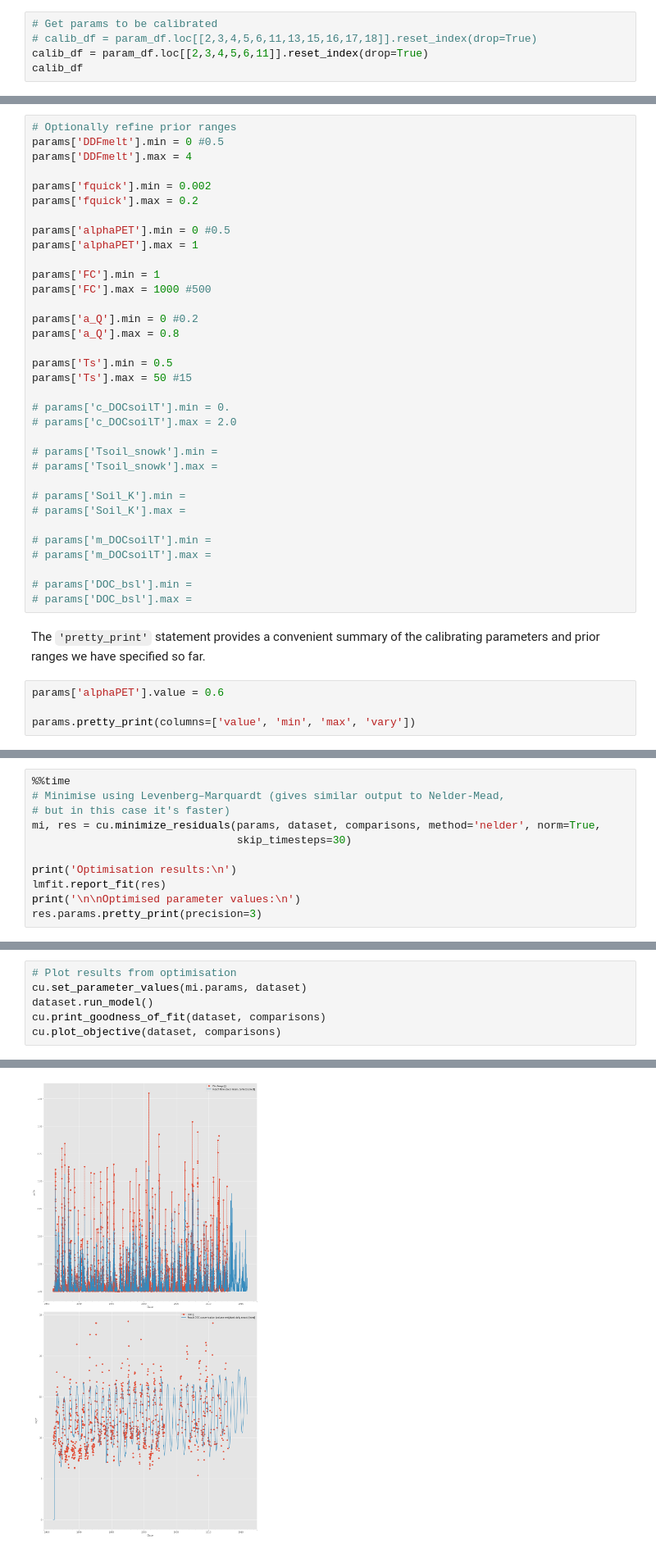
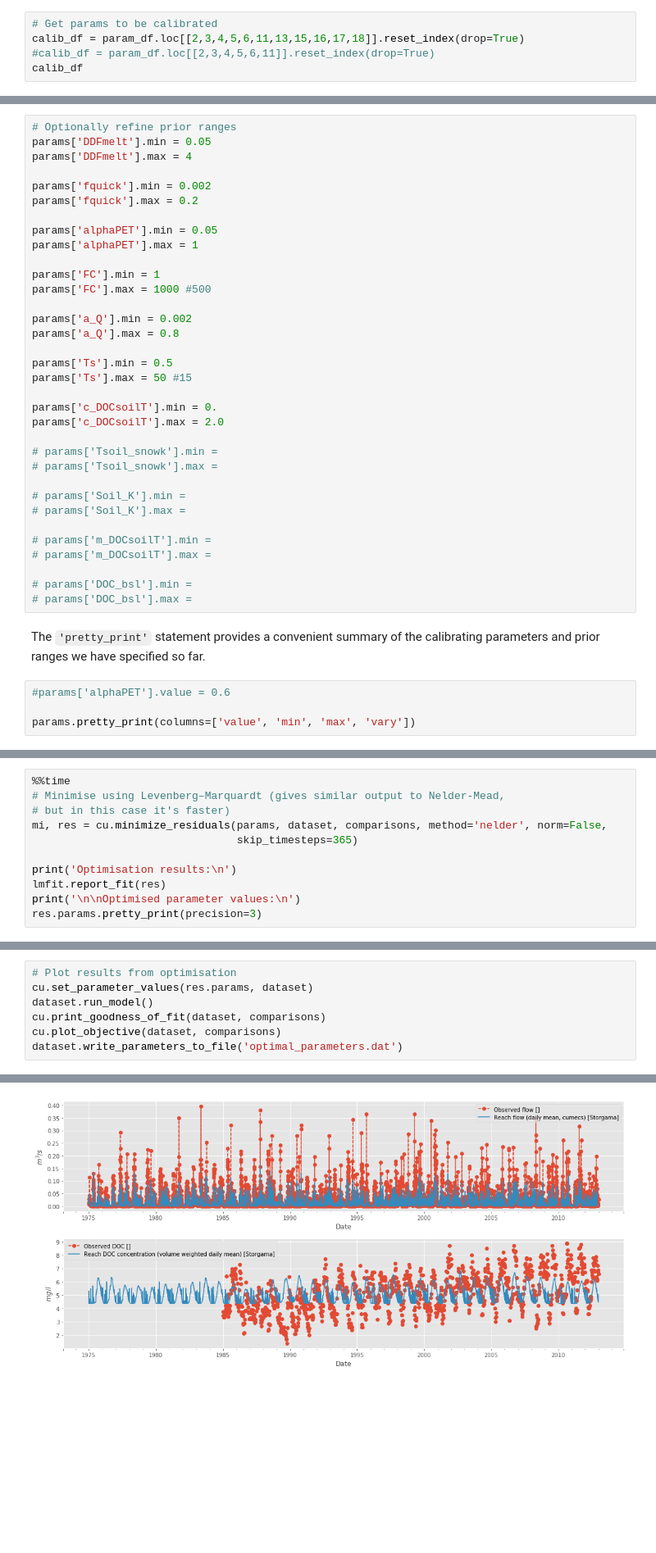
Before and after one commit to NIVANorge/Mobius, a Jupyter notebook: PythonWrapper/SimplyC/SimplyC_calibration.ipynb, the cells around one changed output, grey strips where cells are left out. Shown at 82% size. Cells and saved outputs as stored; diff of their text form; blank space fills up the shorter version.

```diff
--- a/PythonWrapper/SimplyC/SimplyC_calibration.ipynb
+++ b/PythonWrapper/SimplyC/SimplyC_calibration.ipynb
@@ -108,8 +105,8 @@ The code below selects **11 parameters** for further investigation.
 **Note:** Several Pandas methods can be used to subset `'param_df'`. The approach illustrated below is simple, but rather rough and error-prone.  Consider using e.g. [`'df.query'`](https://pandas.pydata.org/pandas-docs/stable/reference/api/pandas.DataFrame.query.html) instead to explicitly select parameters by name and index.
 # %%
 # Get params to be calibrated
-# calib_df = param_df.loc[[2,3,4,5,6,11,13,15,16,17,18]].reset_index(drop=True)
-calib_df = param_df.loc[[2,3,4,5,6,11]].reset_index(drop=True)
+calib_df = param_df.loc[[2,3,4,5,6,11,13,15,16,17,18]].reset_index(drop=True)
+#calib_df = param_df.loc[[2,3,4,5,6,11]].reset_index(drop=True)
 calib_df
 # %% [output]
 |  | name | unit | index | min_value | initial_value | max_value |
@@ -155,26 +157,26 @@ params = cu.parameter_df_to_lmfit(calib_df)
 It is easy to modify the prior ranges for each parameter, as illustrated in the code below. Initial values can also be changed using e.g. `'params['DDFmelt'].value = 2.5'`, or calibration can be disabled entirely for specific parameters using e.g. `'params['DDFmelt'].vary = False'`. Note that parameters must be referred to by their `'short_name'` attribute.
 # %%
 # Optionally refine prior ranges
-params['DDFmelt'].min = 0 #0.5
+params['DDFmelt'].min = 0.05
 params['DDFmelt'].max = 4
 
 params['fquick'].min = 0.002
 params['fquick'].max = 0.2
 
-params['alphaPET'].min = 0 #0.5
+params['alphaPET'].min = 0.05
 params['alphaPET'].max = 1
 
 params['FC'].min = 1
 params['FC'].max = 1000 #500
 
-params['a_Q'].min = 0 #0.2
+params['a_Q'].min = 0.002
 params['a_Q'].max = 0.8
 
 params['Ts'].min = 0.5
 params['Ts'].max = 50 #15
 
-# params['c_DOCsoilT'].min = 0.
-# params['c_DOCsoilT'].max = 2.0
+params['c_DOCsoilT'].min = 0.
+params['c_DOCsoilT'].max = 2.0
 
 # params['Tsoil_snowk'].min =
 # params['Tsoil_snowk'].max =
@@ -190,7 +192,7 @@ params['Ts'].max = 50 #15
 # %% [markdown]
 The `'pretty_print'` statement provides a convenient summary of the calibrating parameters and prior ranges we have specified so far.
 # %%
-params['alphaPET'].value = 0.6
+#params['alphaPET'].value = 0.6
 
 params.pretty_print(columns=['value', 'min', 'max', 'vary'])
 # %% [output]
@@ -215,8 +222,8 @@ All of these optimisers aim to minimise the sum of squared residuals. From a "fo
 %%time
 # Minimise using Levenberg–Marquardt (gives similar output to Nelder-Mead,
 # but in this case it's faster)
-mi, res = cu.minimize_residuals(params, dataset, comparisons, method='nelder', norm=True,
-                                skip_timesteps=30)
+mi, res = cu.minimize_residuals(params, dataset, comparisons, method='nelder', norm=False,
+                                skip_timesteps=365)
 
 print('Optimisation results:\n')
 lmfit.report_fit(res)
@@ -250,8 +257,9 @@ Output includes estimated parameter correlations and confidence intervals: note,
 To see the model output for the optimised parameter values, first use `'set_parameter_values'` to update the default values, and then re-run the model, as above.
 # %%
 # Plot results from optimisation
-cu.set_parameter_values(mi.params, dataset)
+cu.set_parameter_values(res.params, dataset)
 dataset.run_model()
 cu.print_goodness_of_fit(dataset, comparisons)
 cu.plot_objective(dataset, comparisons)
+dataset.write_parameters_to_file('optimal_parameters.dat')
 # %% [output]
@@ -272,4 +280,4 @@ Number of observations: 1031
-[figure, old version]
+[figure, new version]
 # %% [markdown]
 ## 6. Full calibration and uncertainty analysis using MCMC
 
```
Also changed, not shown: parts of 9 cells of this notebook, 7 other files.
